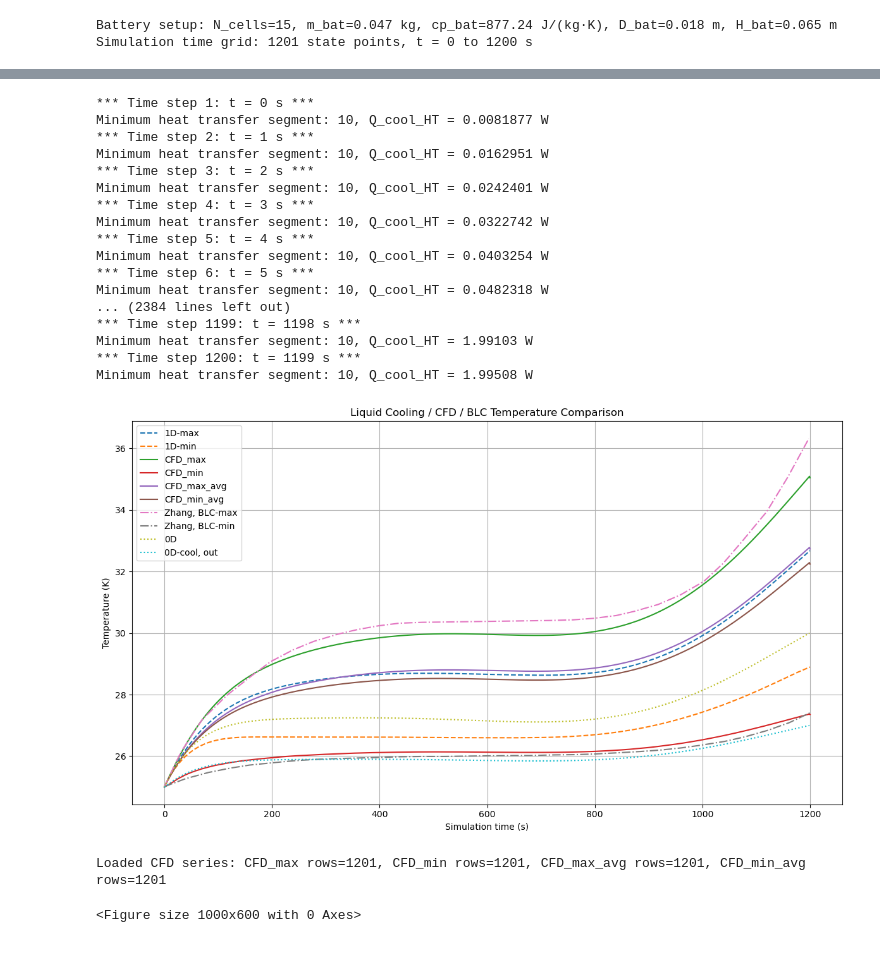
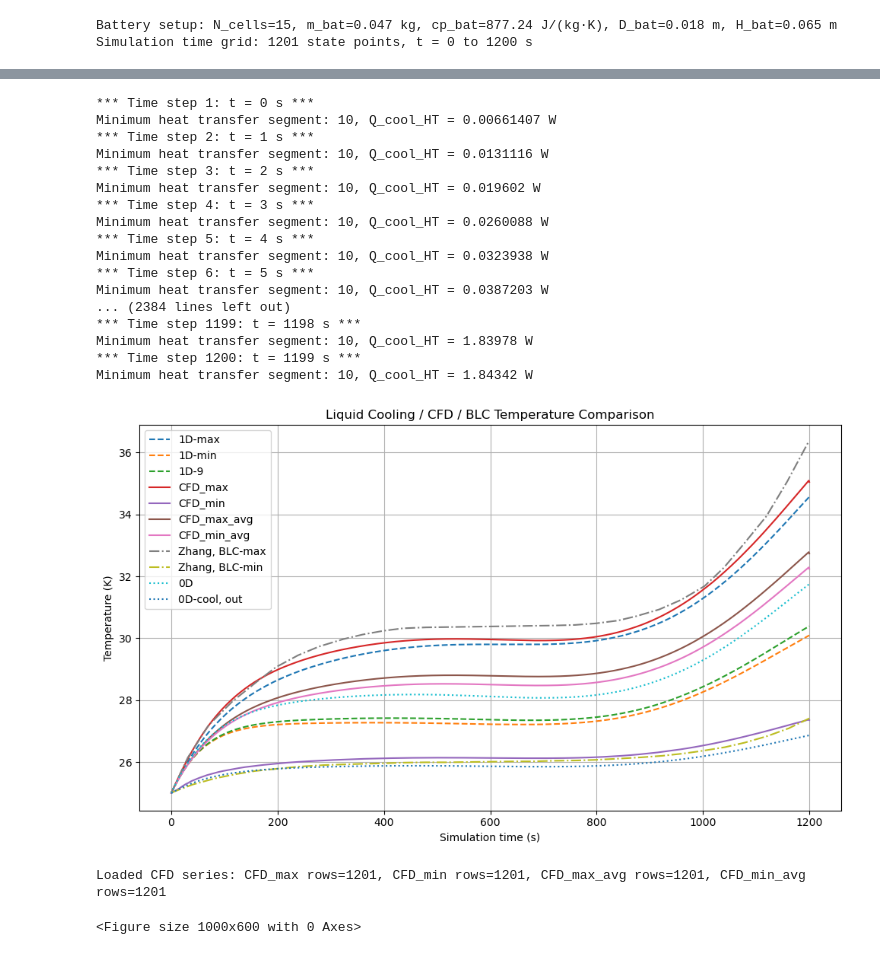
Before and after one commit to sxwd4ever/eBATS, a Jupyter notebook: BTMS T Solver_LC_new.ipynb, the cells around one changed output, grey strips where cells are left out. Drawn from its saved outputs; the diff is of its cells as text; code cells hidden in the pictures.

```diff
--- a/BTMS T Solver_LC_new.ipynb
+++ b/BTMS T Solver_LC_new.ipynb
@@ -369,7 +368,8 @@ N_cool_seg = 20 # for the above channel layout, use 20 segments for the 1D model
 
 A_channel_cross = np.pi * D_channel ** 2 / 4.0
 P_channel_wet = np.pi * D_channel
-A_liq_total = P_channel_wet * L_channel_total / 2 # m^2, total wetted area of the channel; divide by 2 because only the upper half of the channel is in contact with the cell and thus participates in heat transfer with the liquid coolant.
+# A_liq_total = P_channel_wet * L_channel_total / 2 # m^2, total wetted area of the channel; divide by 2 because only the upper half of the channel is in contact with the cell and thus participates in heat transfer with the liquid coolant.
+A_liq_total = P_channel_wet * L_channel_total # m^2, total wetted area of the channel; assume all of it participates in heat transfer with the liquid coolant.
 
 # Plate material for BLC: aluminum element/cold plate data from the paper.
 k_plate = 202.4   # W/(m·K)
@@ -381,8 +381,8 @@ W_plate = 76e-3 # m, cold plate width, same as the paper
 L_plate = 138e-3 # m, cold plate length, same as the paper
 A_plate_total = W_plate * L_plate # m^2, total area of the cold
 
-A_HT_all = A_plate_total
-# A_HT_all = A_liq_total
+# A_HT_all = A_plate_total
+A_HT_all = A_liq_total
 
 A_HT_seg = A_HT_all / N_cool_seg # m^2, heat transfer area for each segment
 
@@ -617,67 +617,75 @@ for i in range(1, num_time_steps):
     t = t + dt # update time variable
 # %% [output]
 *** Time step 1: t = 0 s ***
-Minimum heat transfer segment: 10, Q_cool_HT = 0.0081877 W
+Minimum heat transfer segment: 10, Q_cool_HT = 0.00661407 W
 *** Time step 2: t = 1 s ***
-Minimum heat transfer segment: 10, Q_cool_HT = 0.0162951 W
+Minimum heat transfer segment: 10, Q_cool_HT = 0.0131116 W
 *** Time step 3: t = 2 s ***
-Minimum heat transfer segment: 10, Q_cool_HT = 0.0242401 W
+Minimum heat transfer segment: 10, Q_cool_HT = 0.019602 W
 *** Time step 4: t = 3 s ***
-Minimum heat transfer segment: 10, Q_cool_HT = 0.0322742 W
+Minimum heat transfer segment: 10, Q_cool_HT = 0.0260088 W
 *** Time step 5: t = 4 s ***
-Minimum heat transfer segment: 10, Q_cool_HT = 0.0403254 W
+Minimum heat transfer segment: 10, Q_cool_HT = 0.0323938 W
 *** Time step 6: t = 5 s ***
-Minimum heat transfer segment: 10, Q_cool_HT = 0.0482318 W
+Minimum heat transfer segment: 10, Q_cool_HT = 0.0387203 W
 ... (2384 lines left out)
 *** Time step 1199: t = 1198 s ***
-Minimum heat transfer segment: 10, Q_cool_HT = 1.99103 W
+Minimum heat transfer segment: 10, Q_cool_HT = 1.83978 W
 *** Time step 1200: t = 1199 s ***
-Minimum heat transfer segment: 10, Q_cool_HT = 1.99508 W
+Minimum heat transfer segment: 10, Q_cool_HT = 1.84342 W
 # %%
+
 import matplotlib.pyplot as plt
 
-plt.figure(figsize=(12, 7))
+plt.figure(figsize=(10, 6))
 
 time_s = np.arange(num_time_steps) * dt
 
 Tmax_1D = np.array([max(T_bat_history[i]) for i in range(num_time_steps)])  # 取每个时间步最后一个电池单元的温度作为 max
-Tmin_1D = np.array([min(T_bat_history[i]) for i in range(num_time_steps)])   # 取每个时间步第一个电池单元的温度作为 min
+T9_1D = np.array([T_bat_history[i][9] for i in range(num_time_steps)])
+
+Tmin_1D = np.array([T_bat_history[i][5] for i in range(num_time_steps)]) # Liu told me that the 10th battery cell typically has the minimum temperature
+# Tmin_1D = np.array([min(T_bat_history[i]) for i in range(num_time_steps)])   # 取每个时间步第一个电池单元的温度作为 min
 
 plt.plot(time_s, Tmax_1D, linestyle="--", label="1D-max")
 plt.plot(time_s, Tmin_1D, linestyle="--", label="1D-min")
+plt.plot(time_s, T9_1D, linestyle="--", label="1D-9")
 
 # 绘制所有已成功读取的 CFD 数据，包括新增的 CFD_min_avg / CFD_max_avg。
 for label, data in cfd_series:
     plt.plot(data["time_s"], data["temperature"], label=label)
 
 plt.plot(BLC_max[:, 0], BLC_max[:, 1]-273.15, linestyle='-.', label="Zhang, BLC-max")
 plt.plot(BLC_min[:, 0], BLC_min[:, 1]-273.15, linestyle='-.', label="Zhang, BLC-min")
 
 # plot battery temperature without cooling for reference
 # plt.plot(time_s, T_bat_wo_cooling, linestyle=":", label="1D-wo-cooling")
 
 # plot the battery temperature calculated from the 0D model for reference
 plt.plot(time_s[:-1], T_bat_history_0D[:-1], linestyle=":", label="0D")
 plt.plot(time_s[:-1], T_cool_history_0D[:-1], linestyle=":", label="0D-cool, out")
+
+# set the range of the y-axis for temperature comparison
+# plt.ylim(23, 60)
 
 plt.xlabel("Simulation time (s)")
 plt.ylabel("Temperature (K)")
 plt.title("Liquid Cooling / CFD / BLC Temperature Comparison")
 plt.grid(True)
 plt.legend()
 plt.tight_layout()
 
 # plot_path = os.path.join(output_dir, "plot_liquid_cfd_avg_comparison.png")
 # plt.savefig(plot_path, dpi=600)
 plt.show()
 
 # print(f"Saved comparison plot to: {plot_path}")
 if cfd_series:
     print("Loaded CFD series:", ", ".join([f"{label} rows={len(data)}" for label, data in cfd_series]))
 else:
     print("WARNING: no CFD .out files were loaded. Please check CFD_DATA_DIR and CFD_SERIES_FILES.")
 # %% [output]
-[figure, old version]
+[figure, new version]
 Loaded CFD series: CFD_max rows=1201, CFD_min rows=1201, CFD_max_avg rows=1201, CFD_min_avg rows=1201
 # %%
 # in this part, plot the battery temperature profile over time steps with and without air cooling, and the power generation profile for analysis
```
Also changed, not shown: parts of 4 cells of this notebook, 3 other files.
